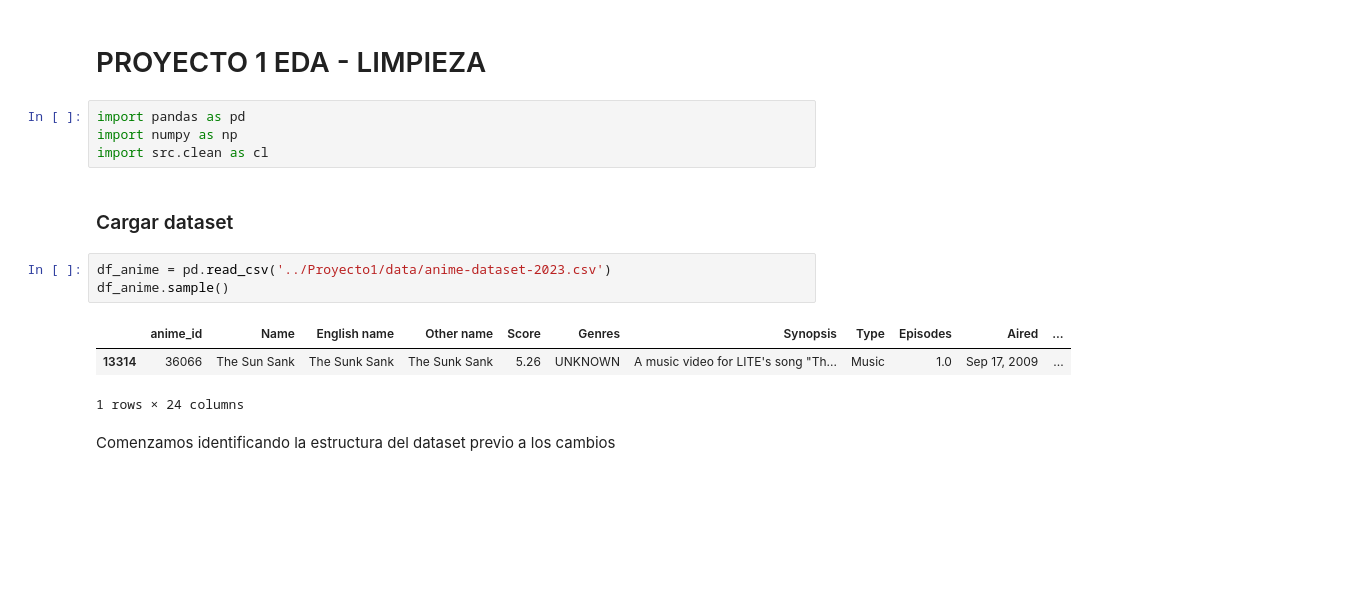
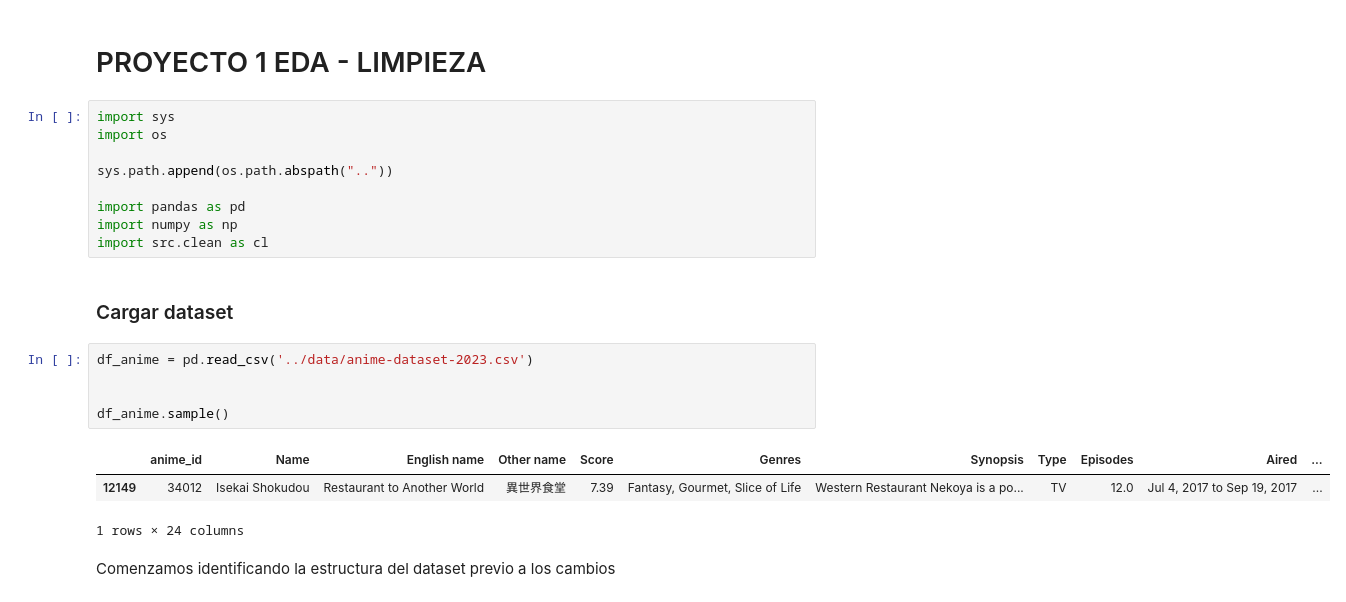
Before and after one commit to ppadial/Proyecto1-EDA, a Jupyter notebook: notebooks/proyecto1_clean.ipynb, the cells around one changed output. Drawn from its saved outputs; the diff is of its cells as text; blank space fills up the shorter version.

Commit message:
Fallo en la ruta del dataset la cambie al final

```diff
--- a/notebooks/proyecto1_clean.ipynb
+++ b/notebooks/proyecto1_clean.ipynb
@@ -1,17 +1,24 @@
 # %% [markdown]
 # PROYECTO 1 EDA - LIMPIEZA
 # %%
+import sys
+import os
+
+sys.path.append(os.path.abspath(".."))
+
 import pandas as pd
 import numpy as np
 import src.clean as cl
 # %% [markdown]
 ### Cargar dataset
 # %%
-df_anime = pd.read_csv('../Proyecto1/data/anime-dataset-2023.csv')
+df_anime = pd.read_csv('../data/anime-dataset-2023.csv')
+
+
 df_anime.sample()
 # %% [output]
 |  | anime_id | Name | English name | Other name | Score | Genres | Synopsis | Type | Episodes | Aired | ... |
-| 13314 | 36066 | The Sun Sank | The Sunk Sank | The Sunk Sank | 5.26 | UNKNOWN | A music video for LITE's song "Th... | Music | 1.0 | Sep 17, 2009 | ... |
+| 12149 | 34012 | Isekai Shokudou | Restaurant to Another World | 異世界食堂 | 7.39 | Fantasy, Gourmet, Slice of Life | Western Restaurant Nekoya is a po... | TV | 12.0 | Jul 4, 2017 to Sep 19, 2017 | ... |
 1 rows × 24 columns
 # %% [markdown]
 Comenzamos identificando la estructura del dataset previo a los cambios
```
Also changed, not shown: 3 other files.
